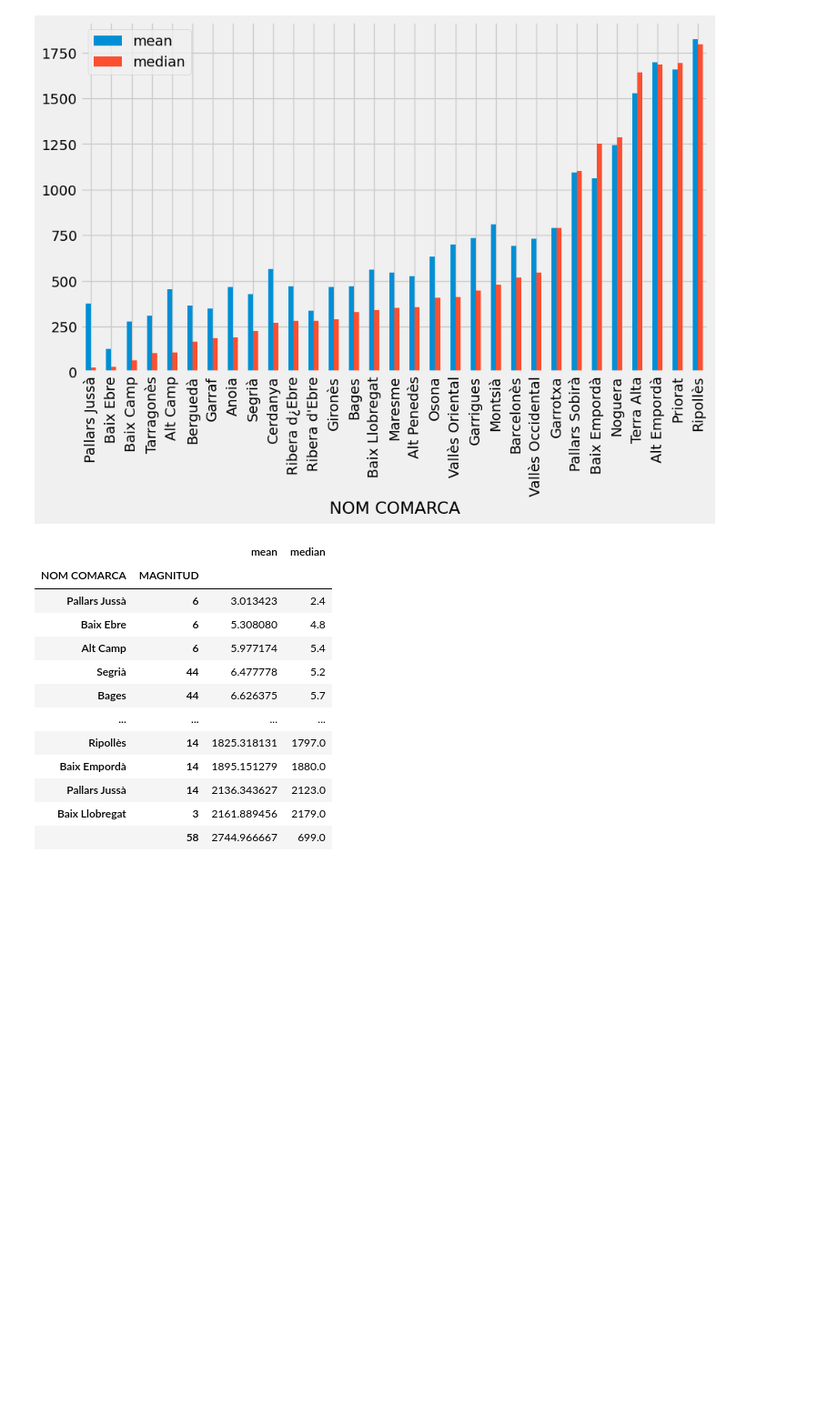
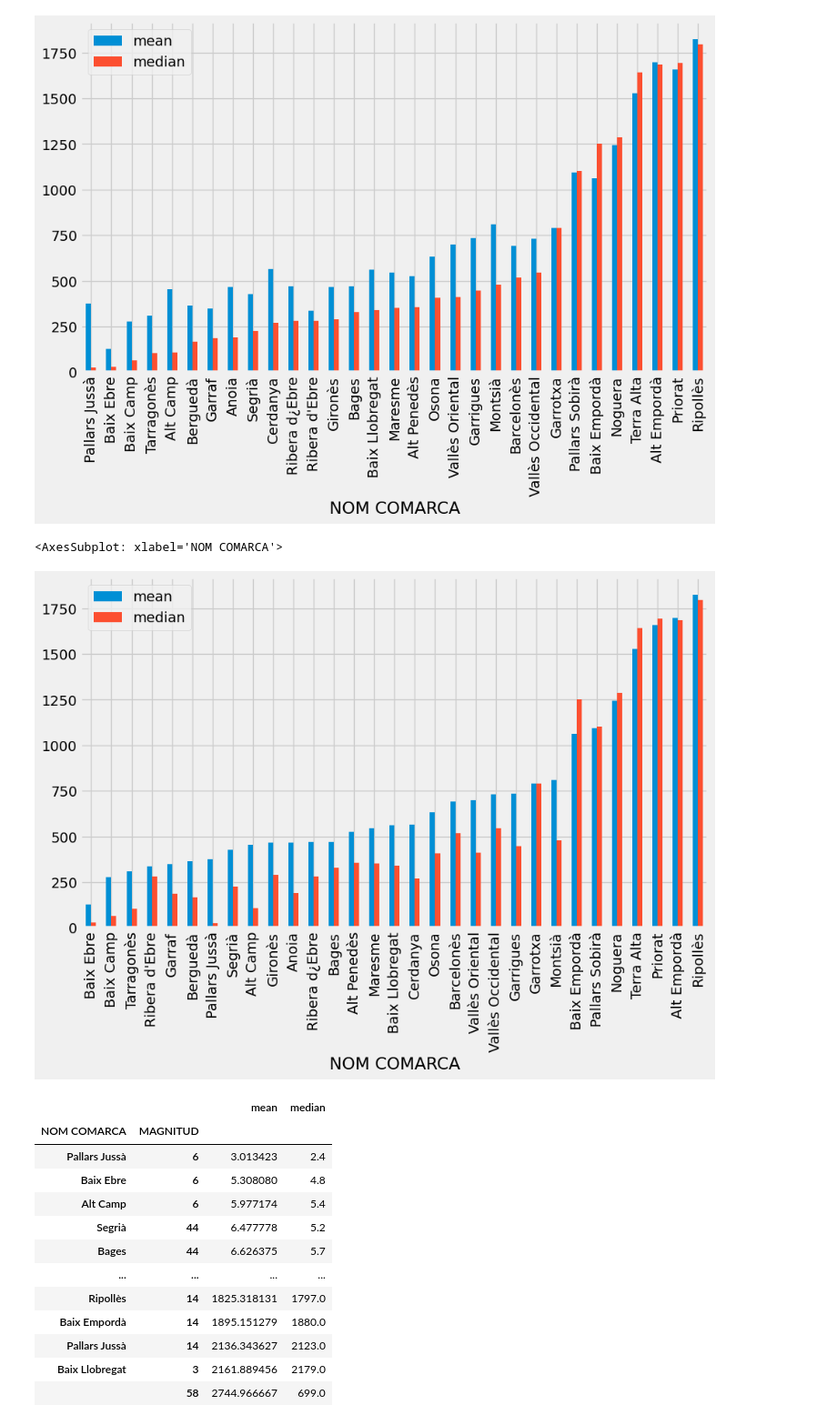
Before and after one commit to Pfed-prog/Catalonia_Data, a Jupyter notebook: Global Analysis.ipynb, the cells around one changed output. Shown at 91% size. Saved outputs shown, nothing was run; the diff lists cells and outputs as text; code cells hidden in the pictures; blank space fills up the shorter version.

```diff
--- a/Global Analysis.ipynb
+++ b/Global Analysis.ipynb
@@ -191,6 +221,11 @@ df.groupby(['NOM COMARCA'])["sum_day"].agg(['mean', "median"]).sort_values(by='m
 # %% [output]
 <AxesSubplot: xlabel='NOM COMARCA'>
 [figure]
+# %%
+df.groupby(['NOM COMARCA'])["sum_day"].agg(['mean', "median"]).sort_values(by='mean').plot(kind="bar")
+# %% [output]
+<AxesSubplot: xlabel='NOM COMARCA'>
+[figure, added]
 # %%
 df.groupby(['NOM COMARCA', "MAGNITUD" ])["sum_day"].agg(['mean', "median"]).sort_values(by='mean')
 # %% [output]
```
Also changed, not shown: parts of 12 cells of this notebook, 4 other files.
